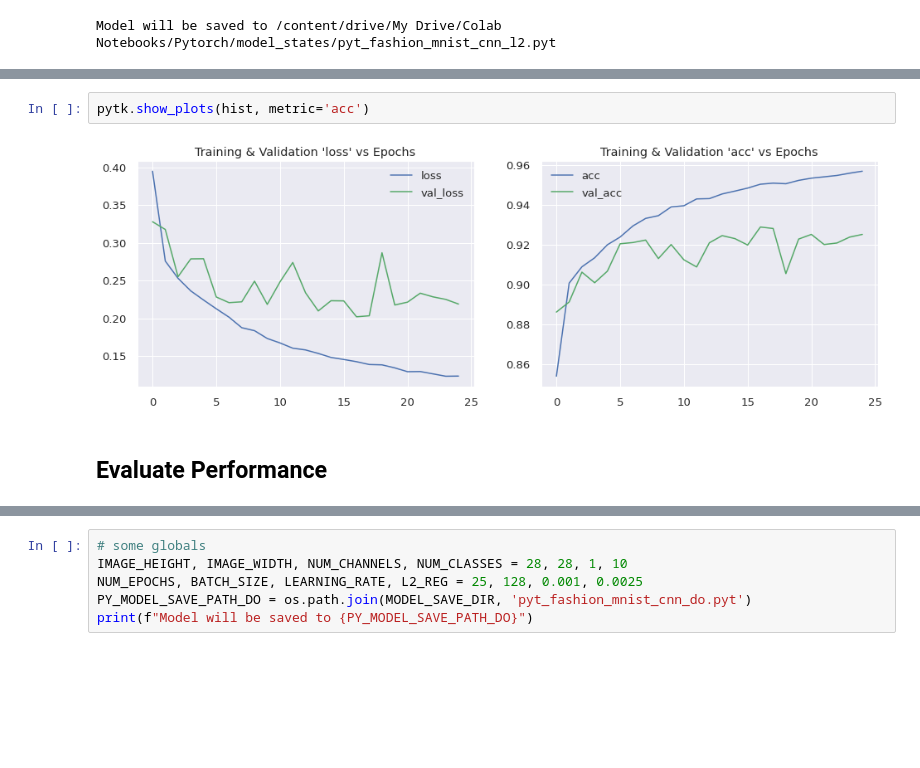
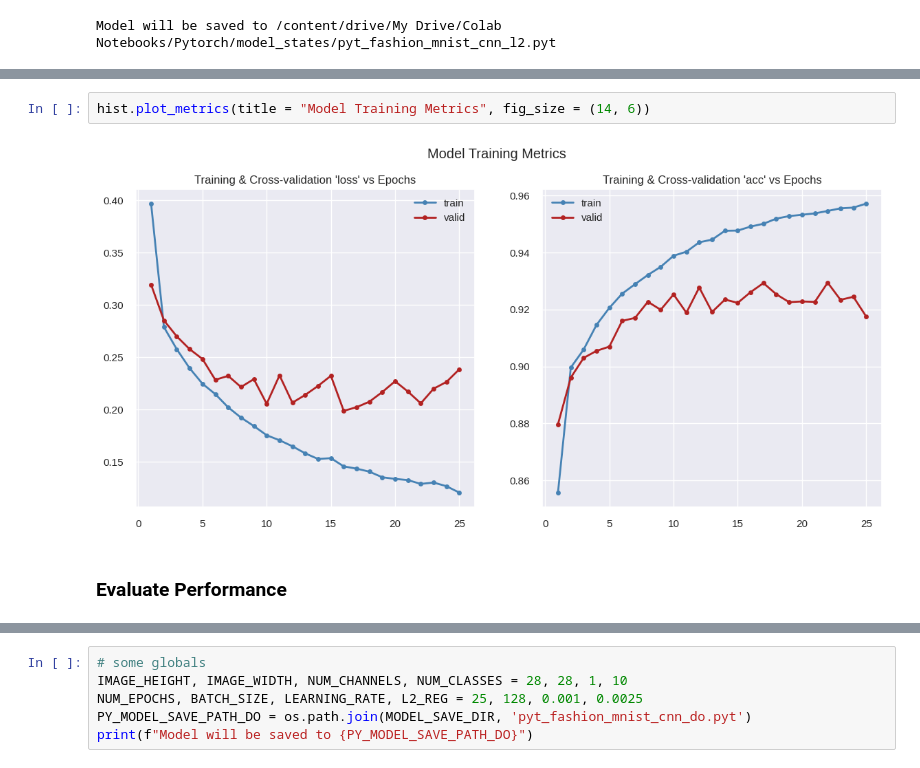
Before and after one commit to mjbhobe/dl-pytorch, a Jupyter notebook: pyt_fashion_mnist - Part2.ipynb, the cells around one changed output, grey strips where cells are left out. Drawn from its saved outputs; the diff is of its cells as text; blank space fills up the shorter version.

```diff
--- a/pyt_fashion_mnist - Part2.ipynb
+++ b/pyt_fashion_mnist - Part2.ipynb
@@ -342,9 +304,9 @@ Epoch (25/25): (60000/60000) -> loss: 0.1785 - acc: 0.9362 - val_loss: 0.2419 -
-# %%
-pytk.show_plots(hist, metric='acc')
-# %% [output]
-[figure, removed]
+# %%
+hist.plot_metrics(title = "Model Training Metrics", fig_size = (14, 6))
+# %% [output]
+[figure, added]
 # %% [markdown]
-## Evaluate Performance
+### Evaluate Performance
 # %%
 # evaluate performance
 print('Evaluating model performance...')
```
Also changed, not shown: parts of 81 cells of this notebook, 8 other files.
